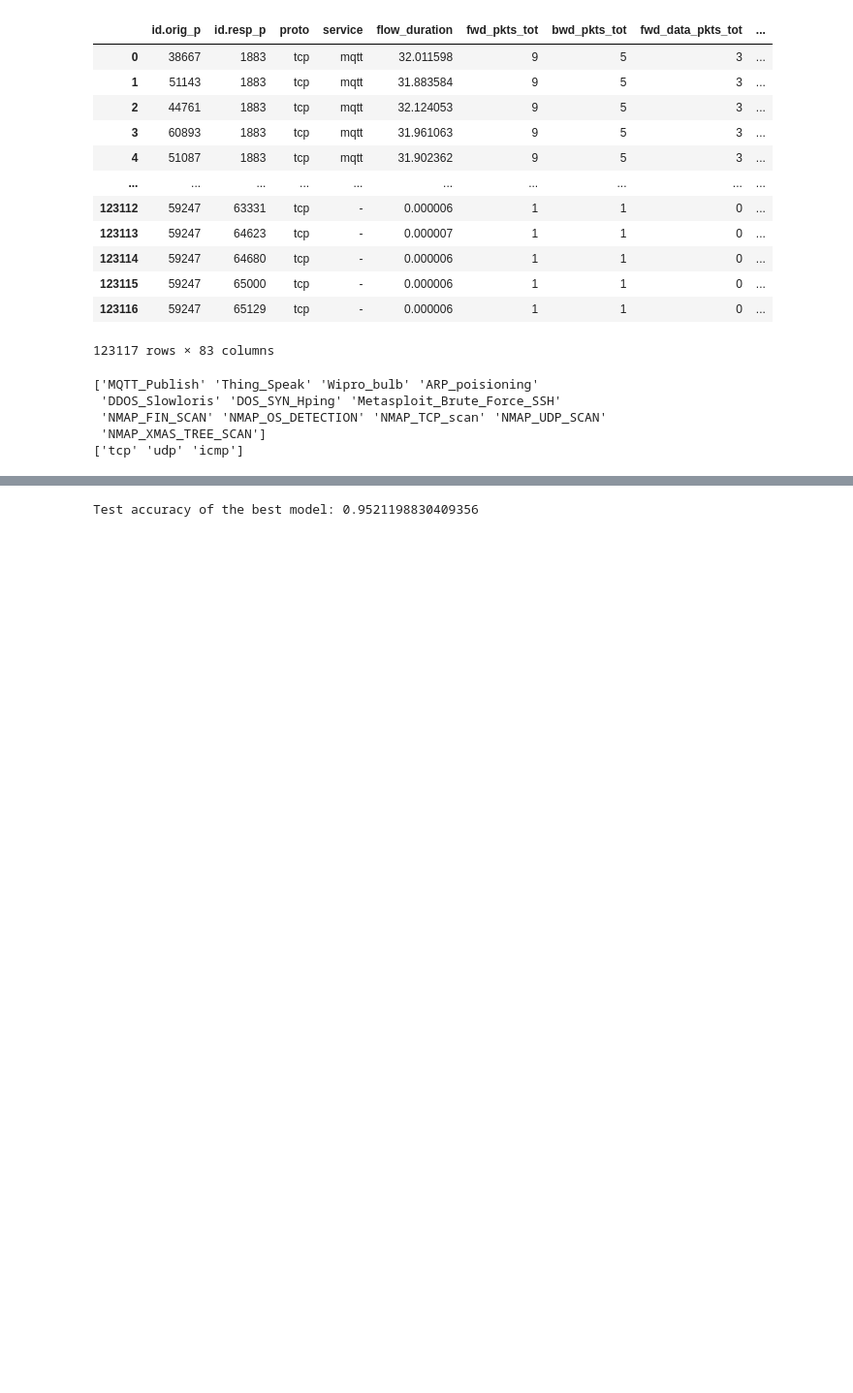
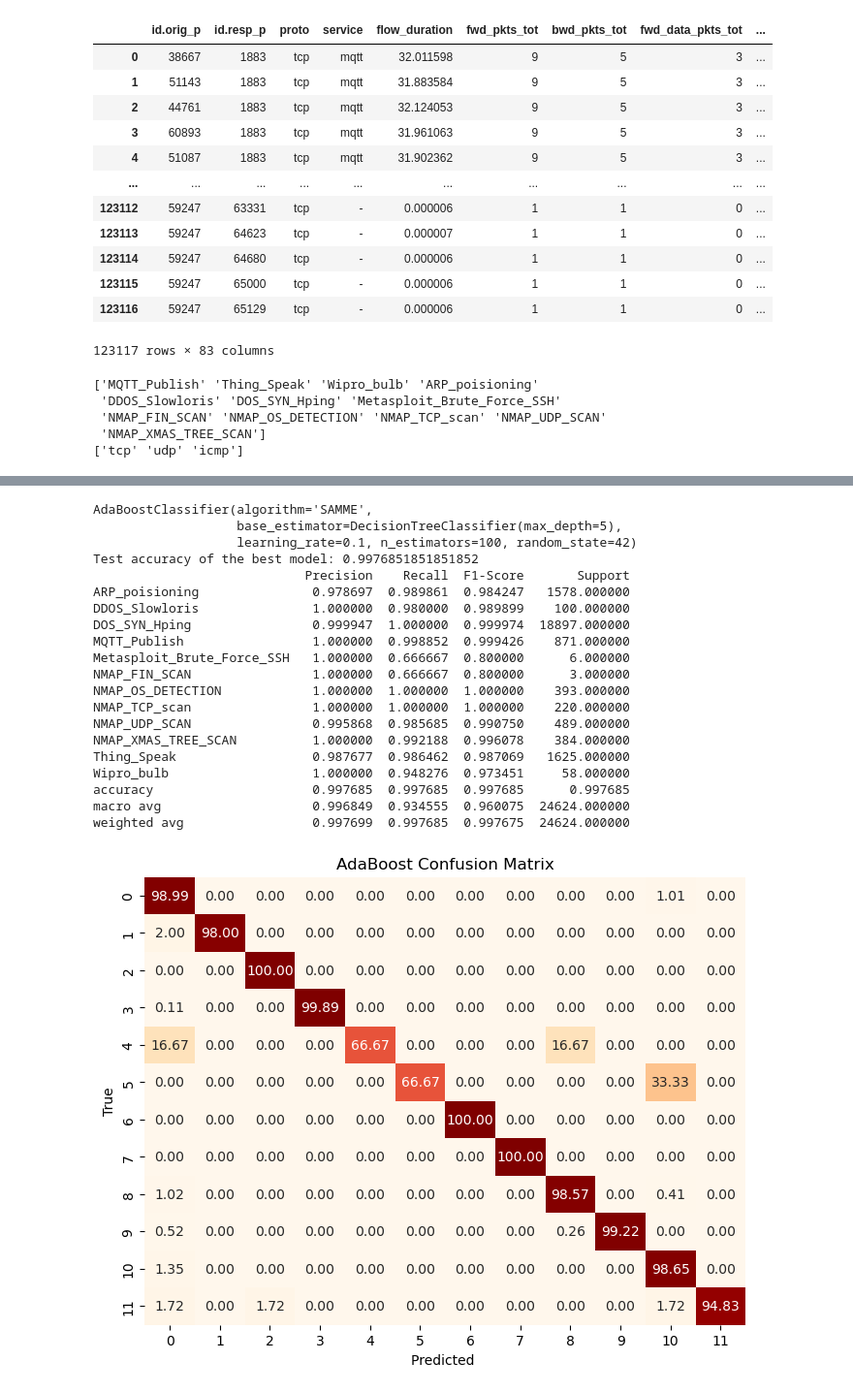
Before and after one commit to EmilySu08/CPE576-Project, a Jupyter notebook: Final Project.ipynb, the cells around one changed output, grey strips where cells are left out. Shown at 97% size. Cells and saved outputs as stored; diff of their text form; code cells hidden in the pictures; blank space fills up the shorter version.

```diff
--- a/Final Project.ipynb
+++ b/Final Project.ipynb
@@ -92,7 +96,9 @@ from sklearn.model_selection import train_test_split
 from sklearn.ensemble import AdaBoostClassifier
 from sklearn.datasets import make_classification
 
+#Adaboost model parameters and fitting to training data
+
 X_train, X_test, y_train, y_test = train_test_split(X_encoded, y, test_size=0.2, random_state=42)
-clf = AdaBoostClassifier(n_estimators=100, learning_rate = 2.0 , algorithm="SAMME.R", random_state=0)
-clf.fit(X_train, y_train)
+Ada_clf = AdaBoostClassifier(n_estimators=100, learning_rate = 2.0 , algorithm="SAMME", random_state=42)
+Ada_clf.fit(X_train, y_train)
 # %% [output]
@@ -144,4 +202,46 @@ Best hyperparameters: {'learning_rate': 0.1, 'n_estimators': 50}
 # %%
+
+y_pred_Ada_cv = best_model.predict(X_test)
+print(best_model)
 print("Test accuracy of the best model:", test_accuracy)
+report_Ada_cv = classification_report(y_test, y_pred_Ada_cv, output_dict=True)
+class_report_df_ada_cv = pd.DataFrame(report_Ada_cv).transpose()
+class_report_df_ada_cv = class_report_df_ada_cv.rename(columns={'precision': 'Precision', 'recall': 'Recall', 'f1-score': 'F1-Score', 'support': 'Support'})
+
+# Print the DataFrame
+print(class_report_df_ada_cv)
+
+
+#confusion matrix
+cm_ada_cv = confusion_matrix(y_test, y_pred_Ada_cv)
+#making it percent
+cm_percent_ada_cv = cm_ada_cv / np.sum(cm_ada_cv, axis=1, keepdims=True) * 100
+
+plt.figure(figsize=(8, 6))
+sns.heatmap(cm_percent_ada_cv, annot=True,cmap= 'OrRd' ,fmt=".2f", cbar=False)
+plt.xlabel('Predicted ')
+plt.ylabel('True')
+plt.title('AdaBoost Confusion Matrix')
+savefig("AdaBoost%_CM.png")
 # %% [output]
-Test accuracy of the best model: 0.9521198830409356
+AdaBoostClassifier(algorithm='SAMME',
+                   base_estimator=DecisionTreeClassifier(max_depth=5),
+                   learning_rate=0.1, n_estimators=100, random_state=42)
+Test accuracy of the best model: 0.9976851851851852
+                            Precision    Recall  F1-Score       Support
+ARP_poisioning               0.978697  0.989861  0.984247   1578.000000
+DDOS_Slowloris               1.000000  0.980000  0.989899    100.000000
+DOS_SYN_Hping                0.999947  1.000000  0.999974  18897.000000
+MQTT_Publish                 1.000000  0.998852  0.999426    871.000000
+Metasploit_Brute_Force_SSH   1.000000  0.666667  0.800000      6.000000
+NMAP_FIN_SCAN                1.000000  0.666667  0.800000      3.000000
+NMAP_OS_DETECTION            1.000000  1.000000  1.000000    393.000000
+NMAP_TCP_scan                1.000000  1.000000  1.000000    220.000000
+NMAP_UDP_SCAN                0.995868  0.985685  0.990750    489.000000
+NMAP_XMAS_TREE_SCAN          1.000000  0.992188  0.996078    384.000000
+Thing_Speak                  0.987677  0.986462  0.987069   1625.000000
+Wipro_bulb                   1.000000  0.948276  0.973451     58.000000
+accuracy                     0.997685  0.997685  0.997685      0.997685
+macro avg                    0.996849  0.934555  0.960075  24624.000000
+weighted avg                 0.997699  0.997685  0.997675  24624.000000
+[figure, added]
```
Also changed, not shown: parts of 12 cells of this notebook.
